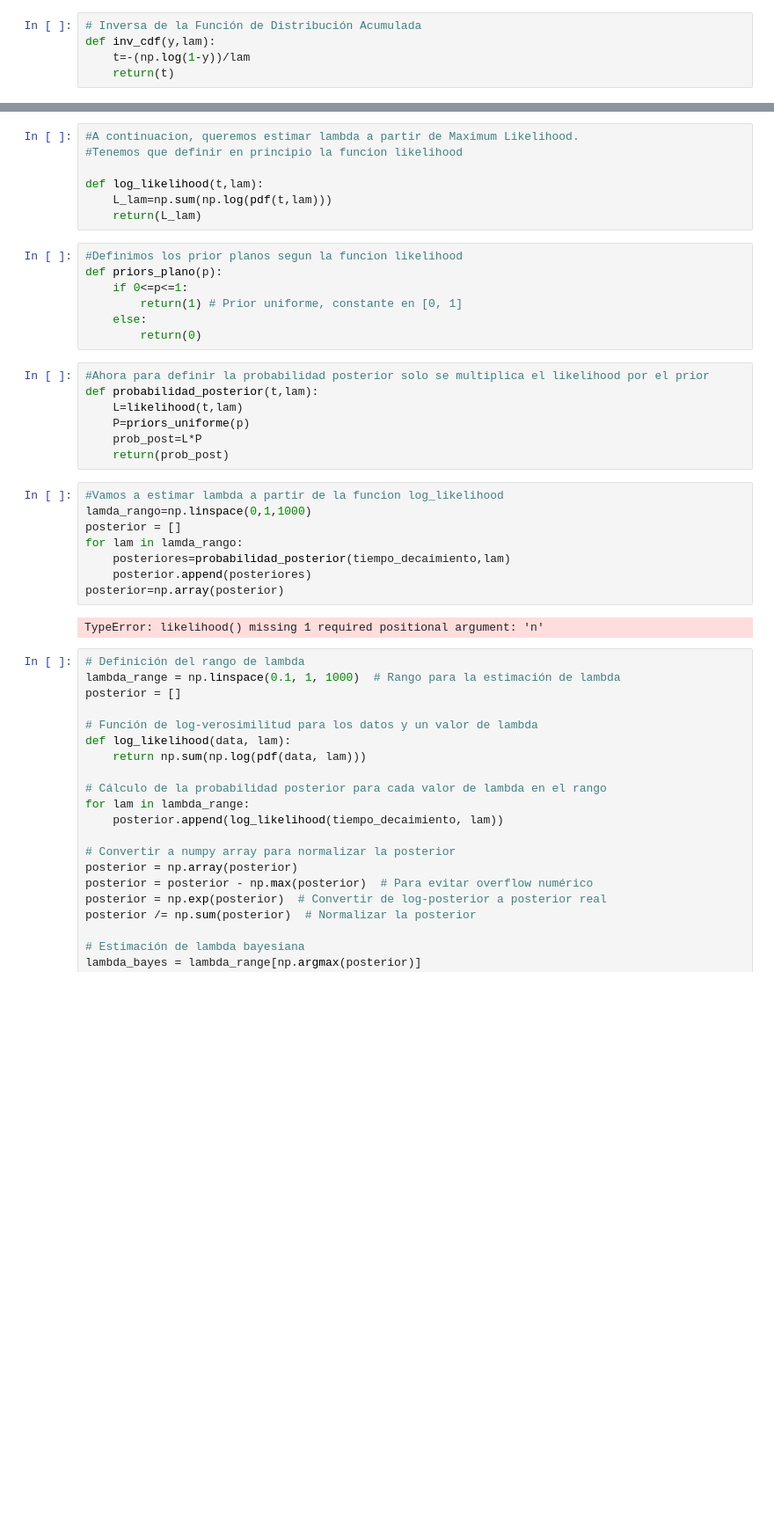
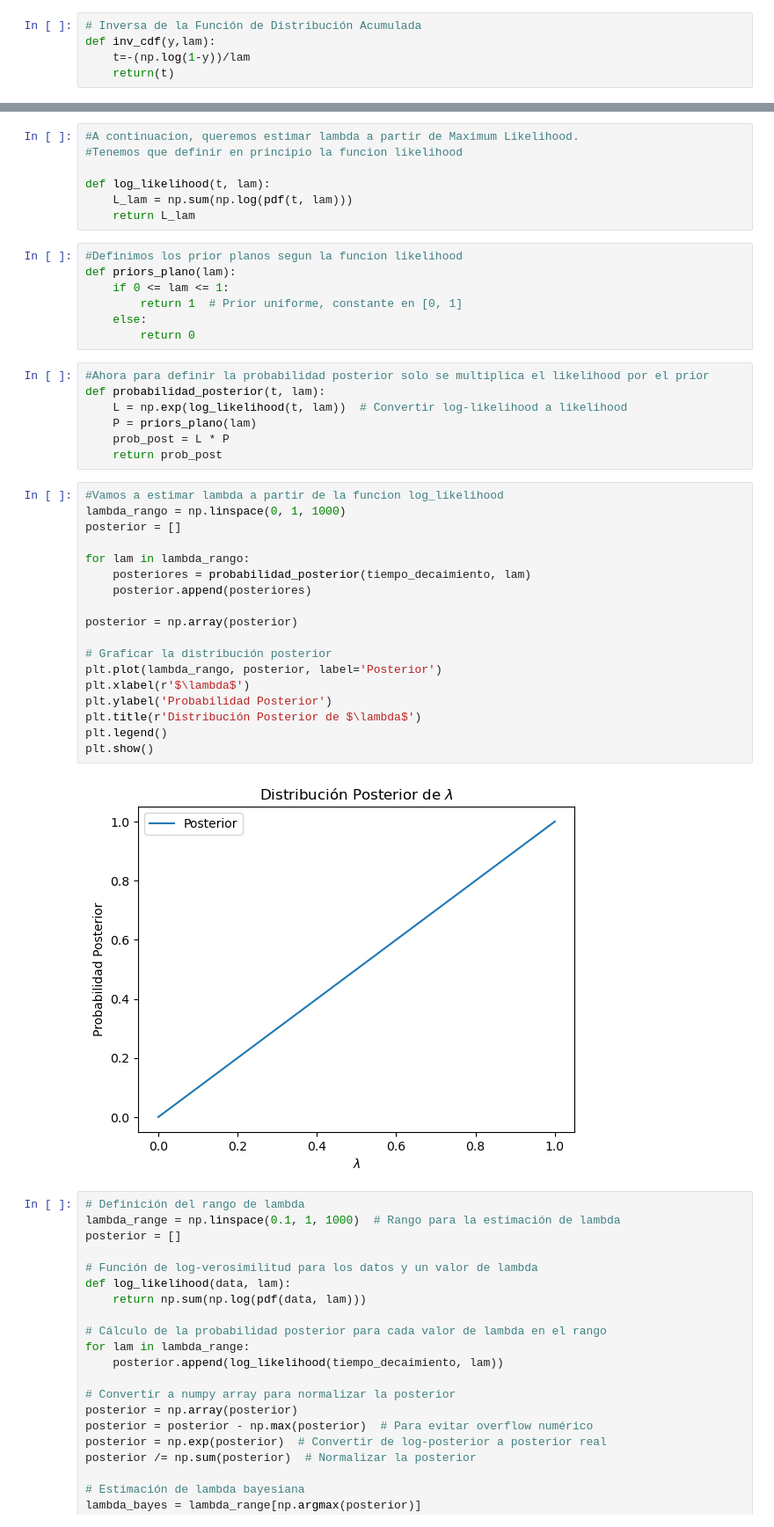
Before and after one commit to Cami-hormaeche/Astrometria2024, a Jupyter notebook: practico4/problema3y4-practico4.ipynb, the cells around one changed output, grey strips where cells are left out. Shown at 88% size. Saved outputs shown, nothing was run; the diff lists cells and outputs as text; blank space fills up the shorter version.

```diff
--- a/practico4/problema3y4-practico4.ipynb
+++ b/practico4/problema3y4-practico4.ipynb
@@ -226,33 +226,43 @@ Estimación de $\lambda$ (MLE): 0.5083617319511783
 #A continuacion, queremos estimar lambda a partir de Maximum Likelihood.
 #Tenemos que definir en principio la funcion likelihood
 
-def log_likelihood(t,lam):
-    L_lam=np.sum(np.log(pdf(t,lam)))
-    return(L_lam)
+def log_likelihood(t, lam):
+    L_lam = np.sum(np.log(pdf(t, lam)))
+    return L_lam
 # %%
 #Definimos los prior planos segun la funcion likelihood
-def priors_plano(p):
-    if 0<=p<=1:
-        return(1) # Prior uniforme, constante en [0, 1]
+def priors_plano(lam):
+    if 0 <= lam <= 1:
+        return 1  # Prior uniforme, constante en [0, 1]
     else:
-        return(0)
+        return 0
 # %%
 #Ahora para definir la probabilidad posterior solo se multiplica el likelihood por el prior
-def probabilidad_posterior(t,lam):
-    L=likelihood(t,lam)
-    P=priors_uniforme(p)
-    prob_post=L*P
-    return(prob_post)
+def probabilidad_posterior(t, lam):
+    L = np.exp(log_likelihood(t, lam))  # Convertir log-likelihood a likelihood
+    P = priors_plano(lam)
+    prob_post = L * P
+    return prob_post
 # %%
 #Vamos a estimar lambda a partir de la funcion log_likelihood
-lamda_rango=np.linspace(0,1,1000)
+lambda_rango = np.linspace(0, 1, 1000)
 posterior = []
-for lam in lamda_rango:
-    posteriores=probabilidad_posterior(tiempo_decaimiento,lam)
+
+for lam in lambda_rango:
+    posteriores = probabilidad_posterior(tiempo_decaimiento, lam)
     posterior.append(posteriores)
-posterior=np.array(posterior)
+
+posterior = np.array(posterior)
+
+# Graficar la distribución posterior
+plt.plot(lambda_rango, posterior, label='Posterior')
+plt.xlabel(r'$\lambda$')
+plt.ylabel('Probabilidad Posterior')
+plt.title(r'Distribución Posterior de $\lambda$')
+plt.legend()
+plt.show()
 # %% [output]
-TypeError: likelihood() missing 1 required positional argument: 'n'
+[figure, added]
 # %%
 # Definición del rango de lambda
 lambda_range = np.linspace(0.1, 1, 1000)  # Rango para la estimación de lambda
```
Also changed, not shown: parts of 1 cell of this notebook.
